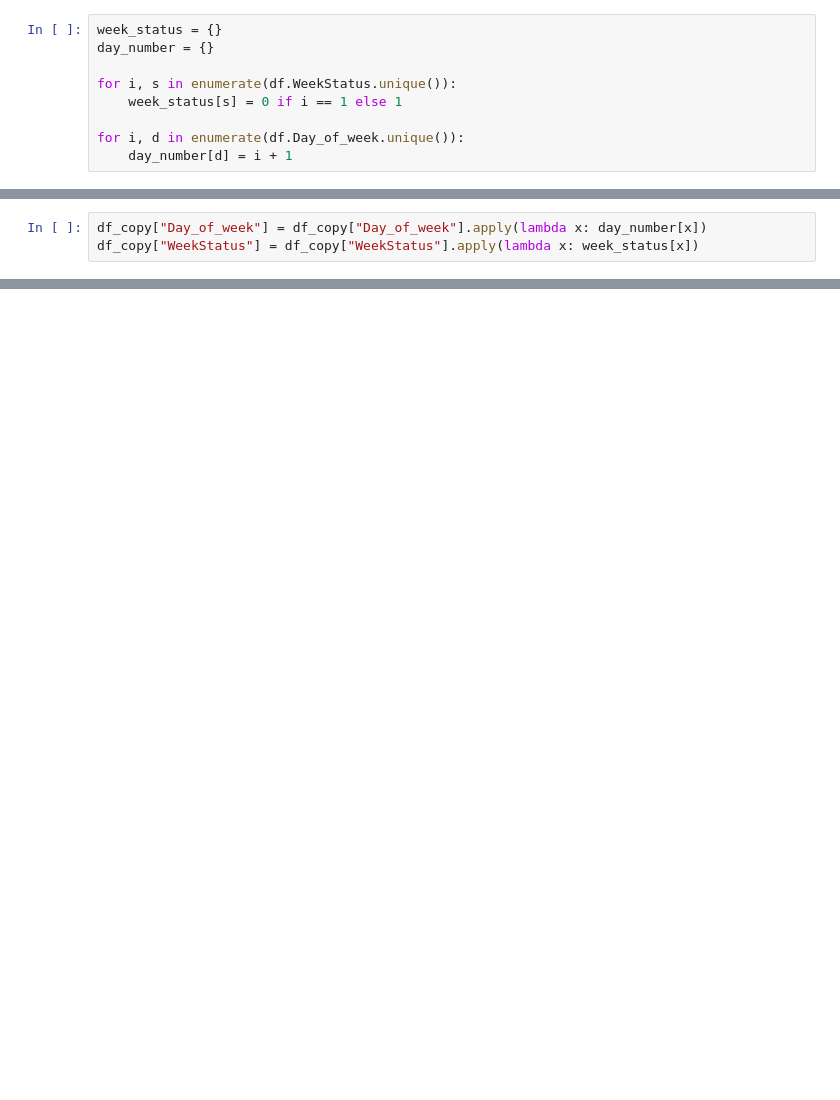
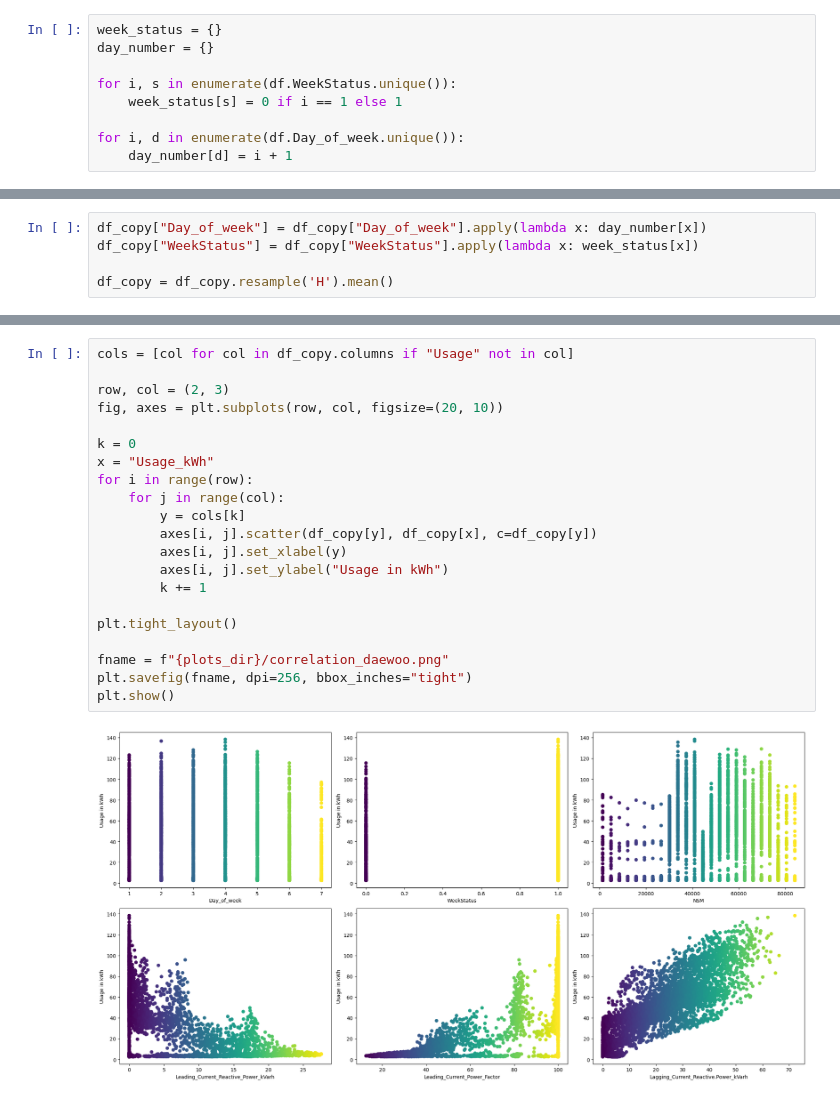
Before and after one commit to punarvas/IESL, a Jupyter notebook: power_forecast/Notebook.ipynb, the cells around one changed output, grey strips where cells are left out. Saved outputs shown, nothing was run; the diff lists cells and outputs as text; blank space fills up the shorter version.

Commit message:
Add Correlation and line plot

```diff
--- a/power_forecast/Notebook.ipynb
+++ b/power_forecast/Notebook.ipynb
@@ -51,4 +51,6 @@ df_copy.head()
 # %%
 df_copy["Day_of_week"] = df_copy["Day_of_week"].apply(lambda x: day_number[x])
 df_copy["WeekStatus"] = df_copy["WeekStatus"].apply(lambda x: week_status[x])
+
+df_copy = df_copy.resample('H').mean()
 # %%
@@ -86,3 +91,26 @@ plt.savefig(fname, dpi=256, bbox_inches="tight")
 plt.show()
 # %% [output]
 [figure]
+# %%
+cols = [col for col in df_copy.columns if "Usage" not in col]
+
+row, col = (2, 3)
+fig, axes = plt.subplots(row, col, figsize=(20, 10))
+
+k = 0
+x = "Usage_kWh"
+for i in range(row):
+    for j in range(col):
+        y = cols[k]
+        axes[i, j].scatter(df_copy[y], df_copy[x], c=df_copy[y])
+        axes[i, j].set_xlabel(y)
+        axes[i, j].set_ylabel("Usage in kWh")
+        k += 1
+
+plt.tight_layout()
+
+fname = f"{plots_dir}/correlation_daewoo.png"
+plt.savefig(fname, dpi=256, bbox_inches="tight")
+plt.show()
+# %% [output]
+[figure, added]
```
Also changed, not shown: parts of 6 cells of this notebook.
